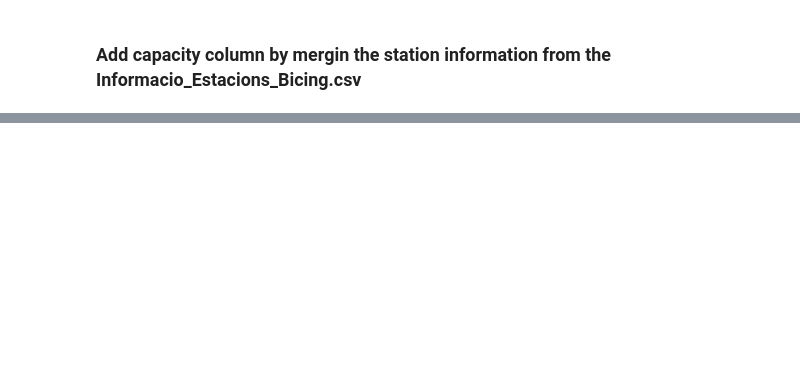
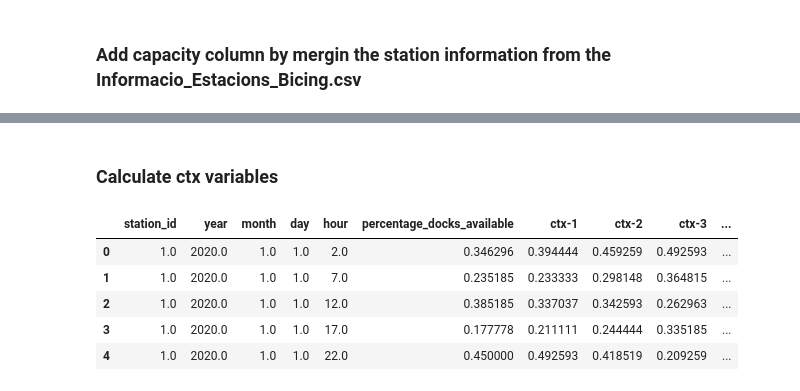
Before and after one commit to MariaMonserratM/Capstone_bike, a Jupyter notebook: pre_processing.ipynb, the cells around one changed output, grey strips where cells are left out. Cells and saved outputs as stored; diff of their text form; code cells hidden in the pictures; blank space fills up the shorter version.

```diff
--- a/pre_processing.ipynb
+++ b/pre_processing.ipynb
@@ -204,0 +234,26 @@ df_percentage_docks_available.head()
+# %%
+df = df.drop_duplicates()
+
+df.dropna()
+
+  # Select only the necessary columns for now
+def get_selected_columns(df):
+    my_var = ['station_id', 'year', 'month', 'day', 'hour', 'percentage_docks_available']
+    df_2 = df[my_var]
+
+    df_2.head()
+    return df_2
+
+
+def groupby_station_id_and_date(df):
+    # Group by 'station_id' and compute the mean of the 'percentage_docks_available' column
+    df_2 = df.groupby(['station_id', 'year', 'month', 'day', 'hour']).mean(numeric_only=True).reset_index()
+
+    return df_2
+# %%
+
+df = get_selected_columns(df)
+df_grouped_by = groupby_station_id_and_date(df)
+
+df_grouped_by = df_grouped_by.persist()
+df_grouped_by.head()
@@ -204,0 +267,5 @@ df_percentage_docks_available.head()
+# %%
+df_sorted_values = df_grouped_by.sort_values(
+    by=['station_id', 'year', 'month', 'day', 'hour']).reset_index(drop=True)
+
+df_sorted_values.head()
@@ -204,0 +279,2 @@ df_percentage_docks_available.head()
+# %% [markdown]
+### Calculate ctx variables
@@ -204,0 +320,16 @@ df_percentage_docks_available.head()
+# %%
+pd_sorted_values = df_sorted_values.compute()
+
+df_ctx = calculate_context_variables(pd_sorted_values)
+
+
+df_ctx.to_csv('data_cleaned/bicing_data_cleaned.csv', index=False)
+# %%
+df_ctx.head()
+# %% [output]
+|  | station_id | year | month | day | hour | percentage_docks_available | ctx-1 | ctx-2 | ctx-3 | ... |
+| 0 | 1.0 | 2020.0 | 1.0 | 1.0 | 2.0 | 0.346296 | 0.394444 | 0.459259 | 0.492593 | ... |
+| 1 | 1.0 | 2020.0 | 1.0 | 1.0 | 7.0 | 0.235185 | 0.233333 | 0.298148 | 0.364815 | ... |
+| 2 | 1.0 | 2020.0 | 1.0 | 1.0 | 12.0 | 0.385185 | 0.337037 | 0.342593 | 0.262963 | ... |
+| 3 | 1.0 | 2020.0 | 1.0 | 1.0 | 17.0 | 0.177778 | 0.211111 | 0.244444 | 0.335185 | ... |
+| 4 | 1.0 | 2020.0 | 1.0 | 1.0 | 22.0 | 0.450000 | 0.492593 | 0.418519 | 0.209259 | ... |
```
Also changed, not shown: parts of 13 cells of this notebook, 1 other file.
